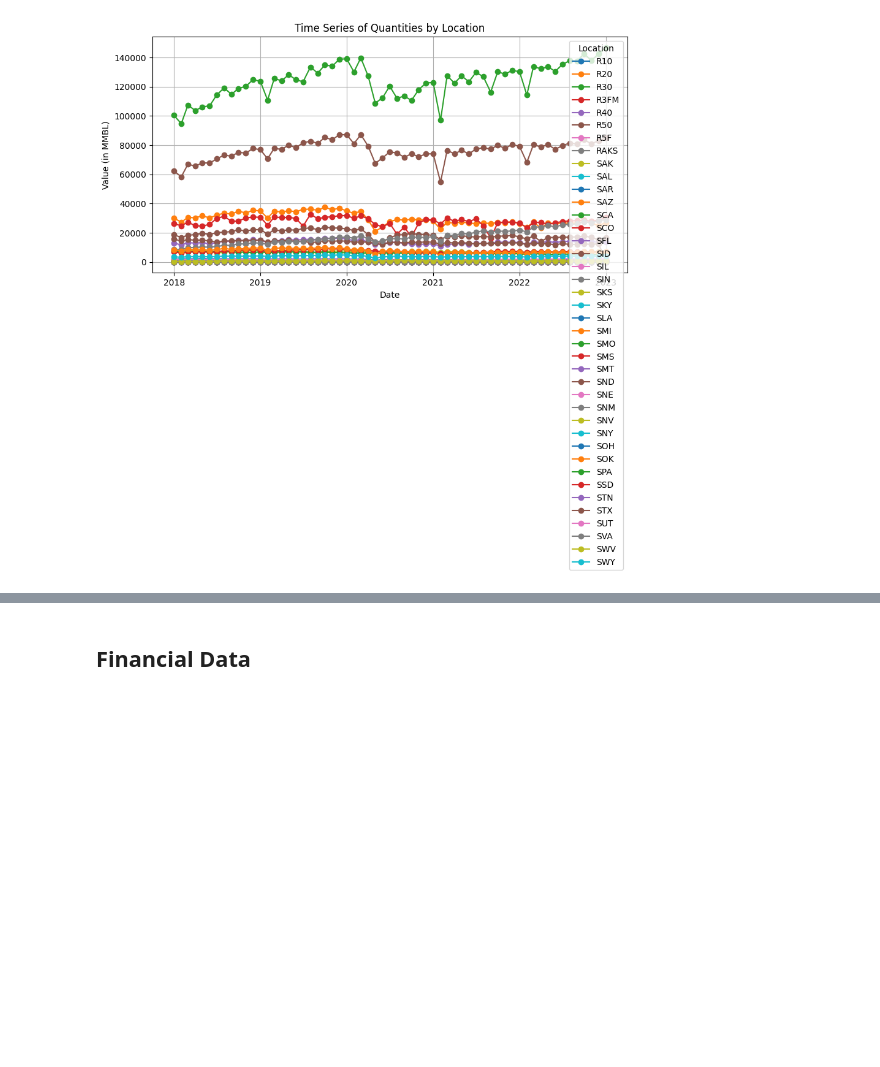
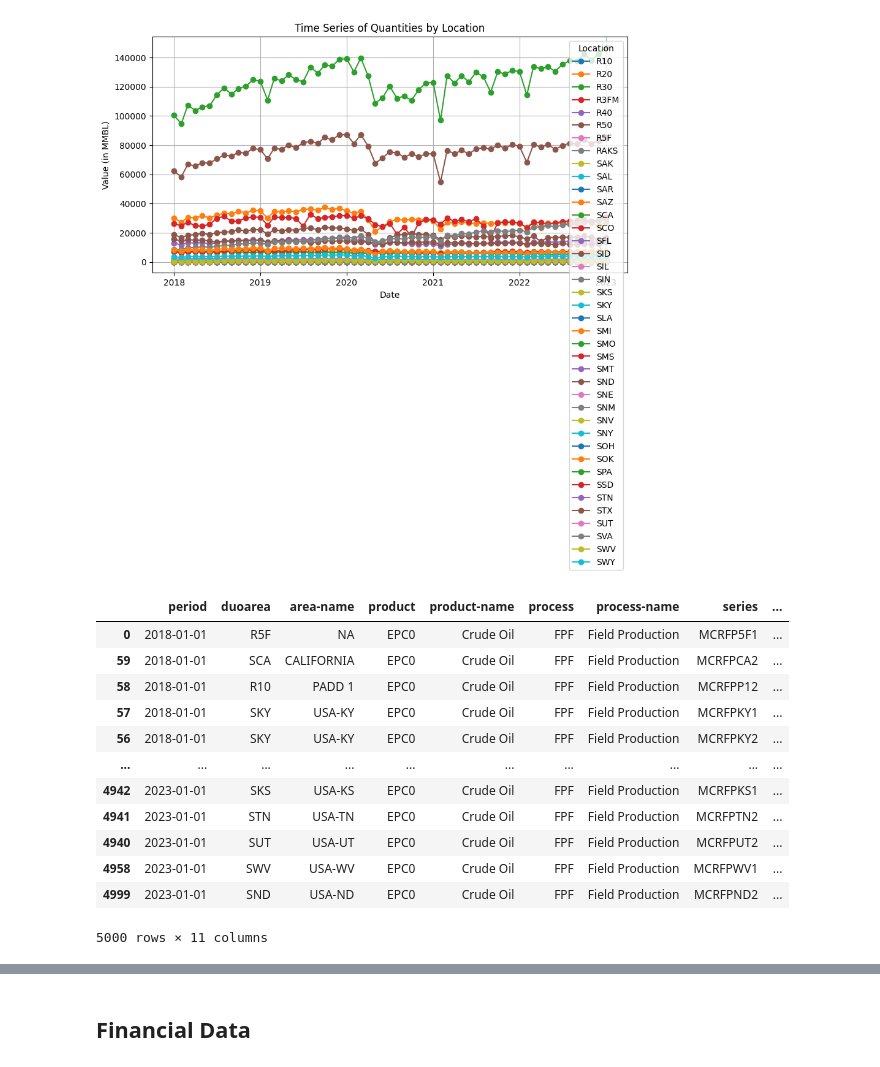
Before and after one commit to pankajti/qtw, a Jupyter notebook: Risk_GWP1.ipynb, the cells around one changed output, grey strips where cells are left out. Saved outputs shown, nothing was run; the diff lists cells and outputs as text; code cells hidden in the pictures; blank space fills up the shorter version.

```diff
--- a/Risk_GWP1.ipynb
+++ b/Risk_GWP1.ipynb
@@ -173,3 +207,19 @@ plt.legend(title='Location')
 plt.show()
 # %% [output]
 [figure]
+# %%
+df2
+# %% [output]
+|  | period | duoarea | area-name | product | product-name | process | process-name | series | ... |
+| 0 | 2018-01-01 | R5F | NA | EPC0 | Crude Oil | FPF | Field Production | MCRFP5F1 | ... |
+| 59 | 2018-01-01 | SCA | CALIFORNIA | EPC0 | Crude Oil | FPF | Field Production | MCRFPCA2 | ... |
+| 58 | 2018-01-01 | R10 | PADD 1 | EPC0 | Crude Oil | FPF | Field Production | MCRFPP12 | ... |
+| 57 | 2018-01-01 | SKY | USA-KY | EPC0 | Crude Oil | FPF | Field Production | MCRFPKY1 | ... |
+| 56 | 2018-01-01 | SKY | USA-KY | EPC0 | Crude Oil | FPF | Field Production | MCRFPKY2 | ... |
+| ... | ... | ... | ... | ... | ... | ... | ... | ... | ... |
+| 4942 | 2023-01-01 | SKS | USA-KS | EPC0 | Crude Oil | FPF | Field Production | MCRFPKS1 | ... |
+| 4941 | 2023-01-01 | STN | USA-TN | EPC0 | Crude Oil | FPF | Field Production | MCRFPTN2 | ... |
+| 4940 | 2023-01-01 | SUT | USA-UT | EPC0 | Crude Oil | FPF | Field Production | MCRFPUT2 | ... |
+| 4958 | 2023-01-01 | SWV | USA-WV | EPC0 | Crude Oil | FPF | Field Production | MCRFPWV1 | ... |
+| 4999 | 2023-01-01 | SND | USA-ND | EPC0 | Crude Oil | FPF | Field Production | MCRFPND2 | ... |
+5000 rows × 11 columns
```
Also changed, not shown: parts of 18 cells of this notebook.
